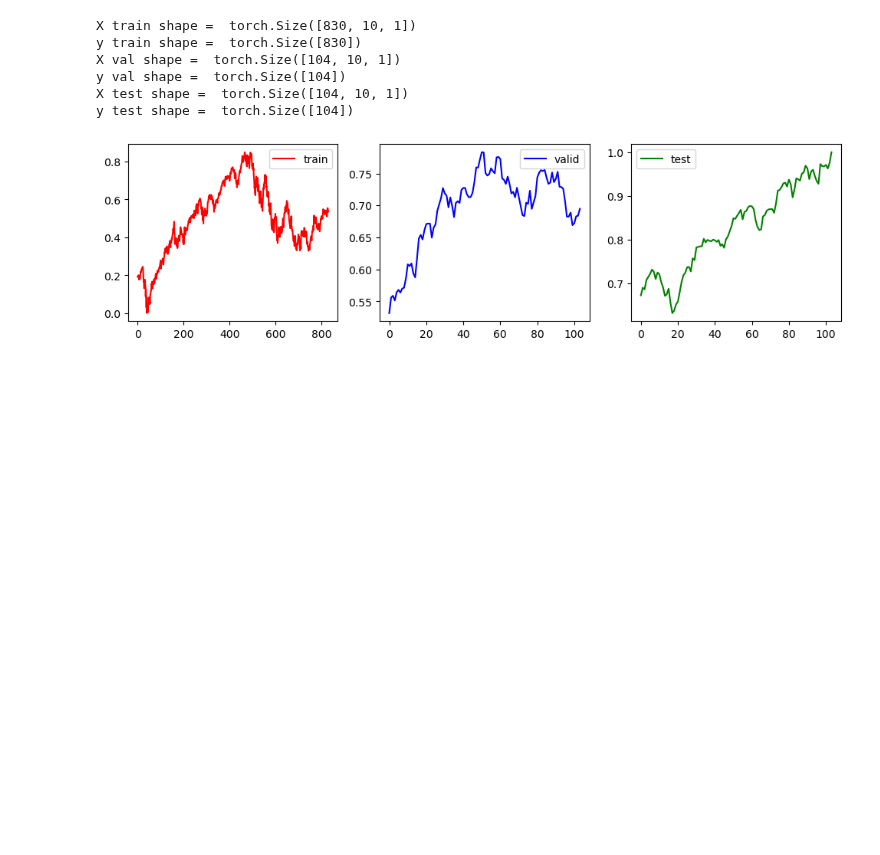
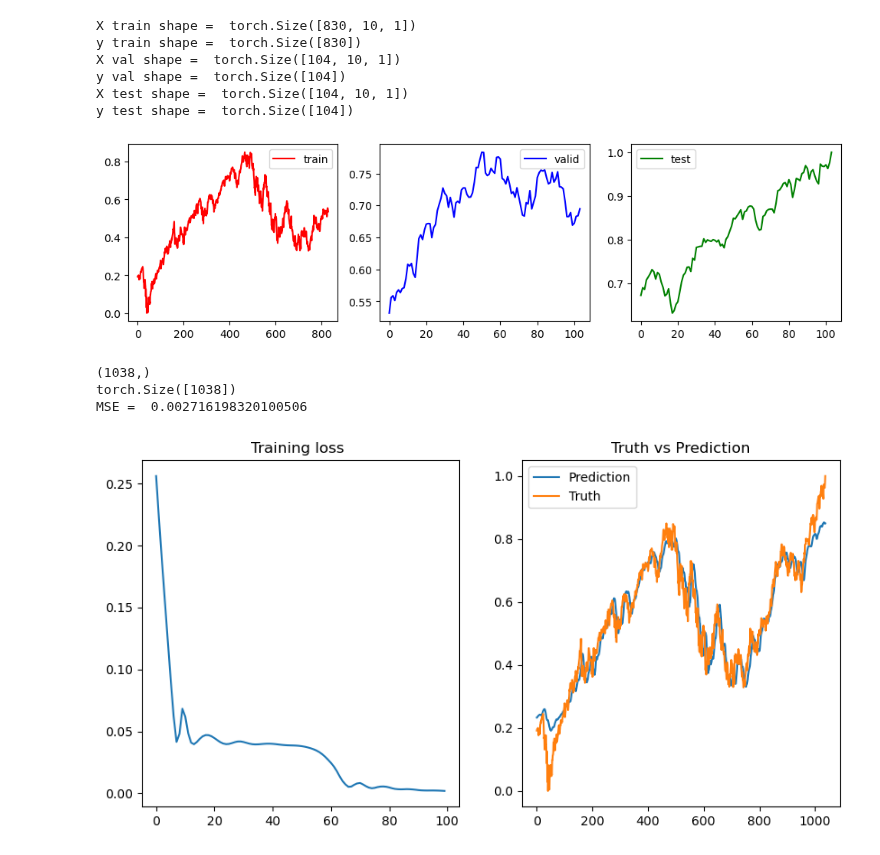
Before and after one commit to jameskn30/NLP_RNN, a Jupyter notebook: RNN/LSTM_tutorial.ipynb, the cells around one changed output. Saved outputs shown, nothing was run; the diff lists cells and outputs as text; code cells hidden in the pictures; blank space fills up the shorter version.

```diff
--- a/RNN/LSTM_tutorial.ipynb
+++ b/RNN/LSTM_tutorial.ipynb
@@ -99,7 +99,7 @@ print('y shape =', y.shape)
 X shape =  torch.Size([95, 5])
 y shape = torch.Size([95, 5])
 # %%
-timestep = 1
+timestep = 10
 
 X, y = create_dataset(np.array(train_df['Close']), timestep)
 X = torch.tensor(X).to(torch.float64).unsqueeze(-1)
@@ -156,35 +156,42 @@ class LSTMModel(nn.Module):
 
 # Example usage
 batch, numstep, input_size = X.shape
-model = LSTMModel(input_size, 200)  # Input dim, hidden dim, output dim
+model = LSTMModel(input_size, 100, 5)  # Input dim, hidden dim, output dim
 criterion = nn.MSELoss()
 optimizer = torch.optim.Adam(model.parameters())
 
 
 # # Train the model (replace with your actual training loop)
 loop = tqdm(range(100))
 history = []
 for epoch in loop:
   # Get predictions
   y_pred = model(X)
   loss = criterion(y_pred, y)
 
   optimizer.zero_grad()
   loss.backward()
   optimizer.step()
   loop.set_description(f"loss = {loss.item()}")
   history.append(loss.item())
 
 fig, (ax1, ax2) = plt.subplots( 1,2, figsize = (10,5))
 
 sns.lineplot(y = history, x = list(range(len(history))), ax = ax1)
 ax1.set_title('Training loss ')
 
 y_pred = model(X)
 y_pred = y_pred.squeeze(-1).detach().numpy()
 print(y_pred.shape)
-print(y.shape)
+print(y[:,-1].shape)
+score = mean_squared_error(y[:,-1], y_pred)
+print("MSE = ", score)
 sns.lineplot(x = list(range(len(y_pred))), y = y_pred, label = 'Prediction', ax = ax2)
-sns.lineplot(x = list(range(len(y))), y = y.squeeze(-1), label = 'Truth', ax = ax2)
+sns.lineplot(x = list(range(len(y))), y = y[:,-1], label = 'Truth', ax = ax2)
 ax2.set_title("Truth vs Prediction")
 plt.show()
+# %% [output]
+(1038,)
+torch.Size([1038])
+MSE =  0.002716198320100506
+[figure, added]
```
Also changed, not shown: parts of 1 cell of this notebook.
